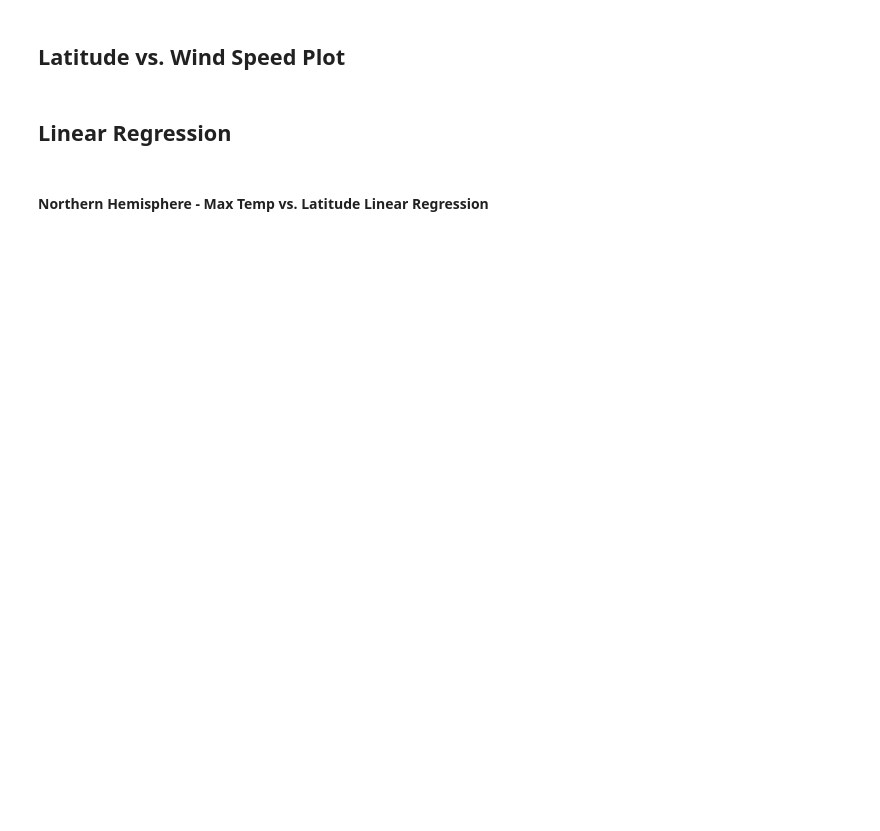
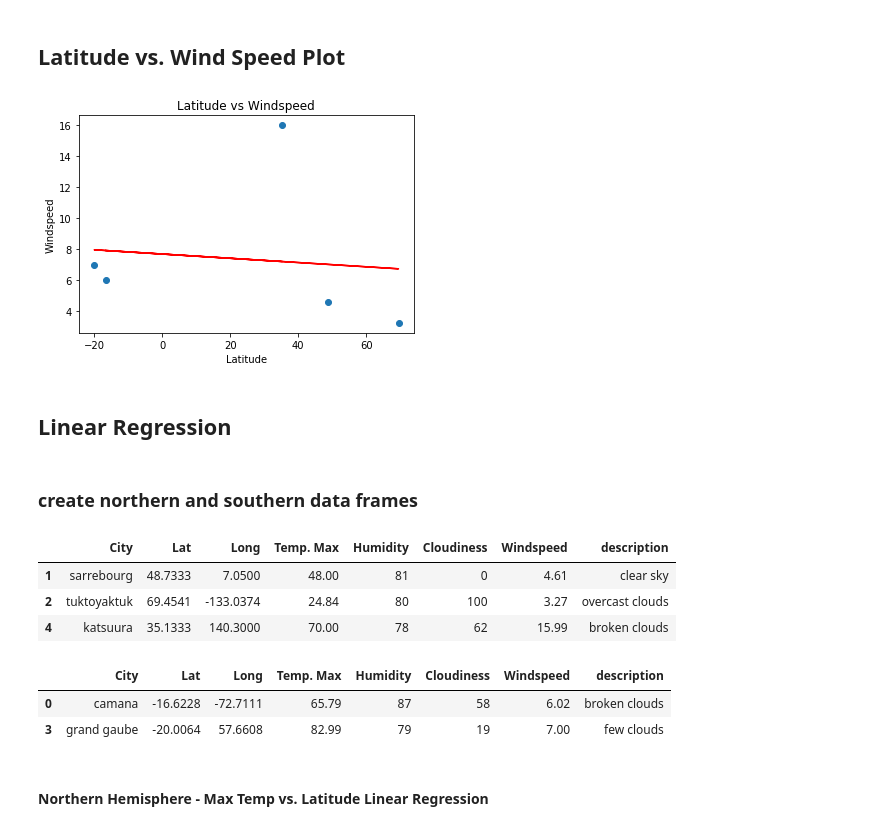
Before and after one commit to damiso24/python-api-challenge, a Jupyter notebook: Homework/Instructions/starter_code/WeatherPy_dh.ipynb, the cells around one changed output. Drawn from its saved outputs; the diff is of its cells as text; code cells hidden in the pictures; blank space fills up the shorter version.

```diff
--- a/Homework/Instructions/starter_code/WeatherPy_dh.ipynb
+++ b/Homework/Instructions/starter_code/WeatherPy_dh.ipynb
@@ -101,6 +278,49 @@ Skip this step if there are no cities that have humidity > 100%.
 # %% [markdown]
 ## Latitude vs. Wind Speed Plot
+# %%
+# identify x, y variables
+x_values = clean_city_data_df['Lat']
+x_values
+
+y_values_windspeed = clean_city_data_df['Windspeed']
+y_values_windspeed
+
+(slope, intercept, rvalue, pvalue, stderr) = linregress(x_values,y_values_windspeed)
+regress_values = x_values * slope + intercept
+line_eq = "y = " + str(round(slope,2)) + "x + " + str(round(intercept,2))
+
+plt.scatter(x_values, y_values_windspeed)
+
+# add regression line
+plt.plot(x_values,regress_values,"r-")
+
+# add line equation to my graph
+plt.annotate(line_eq,(20,2.5),fontsize=10,color="red")
+
+plt.title('Latitude vs Windspeed')
+plt.xlabel('Latitude')
+plt.ylabel('Windspeed')
+plt.show()
+# %% [output]
+[figure, added]
 # %% [markdown]
 ## Linear Regression
+# %% [markdown]
+### create northern and southern data frames
+# %%
+northern_df = clean_city_data_df.loc[(clean_city_data_df['Lat'] >= 0)]
+northern_df
+# %% [output]
+|  | City | Lat | Long | Temp. Max | Humidity | Cloudiness | Windspeed | description |
+| 1 | sarrebourg | 48.7333 | 7.0500 | 48.00 | 81 | 0 | 4.61 | clear sky |
+| 2 | tuktoyaktuk | 69.4541 | -133.0374 | 24.84 | 80 | 100 | 3.27 | overcast clouds |
+| 4 | katsuura | 35.1333 | 140.3000 | 70.00 | 78 | 62 | 15.99 | broken clouds |
+# %%
+southern_df = clean_city_data_df.loc[(clean_city_data_df['Lat'] < 0)]
+southern_df
+# %% [output]
+|  | City | Lat | Long | Temp. Max | Humidity | Cloudiness | Windspeed | description |
+| 0 | camana | -16.6228 | -72.7111 | 65.79 | 87 | 58 | 6.02 | broken clouds |
+| 3 | grand gaube | -20.0064 | 57.6608 | 82.99 | 79 | 19 | 7.00 | few clouds |
 # %% [markdown]
 ####  Northern Hemisphere - Max Temp vs. Latitude Linear Regression
```
Also changed, not shown: parts of 22 cells of this notebook, 2 other files.
